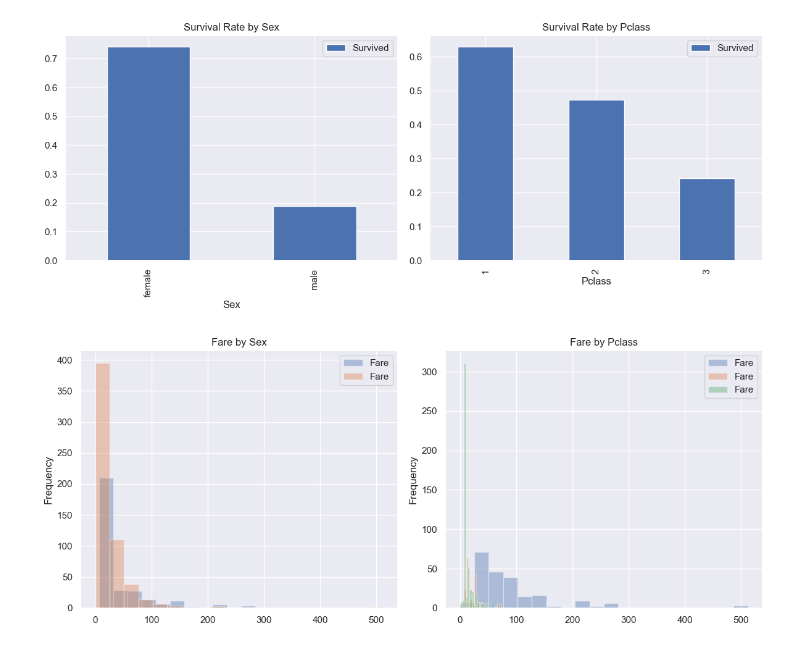
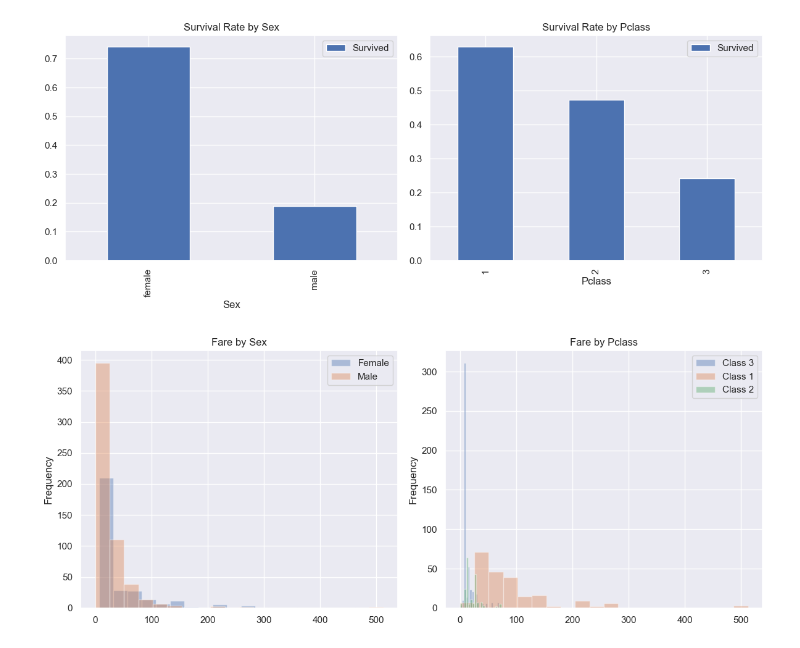
Before and after one commit to GiuliaSolinas/TitanicKaggleML, a Jupyter notebook: code/EDA_Giulia_Solinas.ipynb, the cells around one changed output. Cells and saved outputs as stored; diff of their text form; code cells hidden in the pictures.

```diff
--- a/code/EDA_Giulia_Solinas.ipynb
+++ b/code/EDA_Giulia_Solinas.ipynb
@@ -338,6 +340,9 @@ Embarked           0
 title              0
 social_status      0
 dtype: int64
+# %%
+# drop missing value for the variable 'Fare' in the test dataset
+df_test.dropna(subset=['Fare'], inplace=True)
 # %% [markdown]
 ## Adding features to the datasets
 ### Family size and age per class
@@ -789,22 +794,25 @@ plt.show()
 # %% [output]
 [figure]
 # %%
- # Group by Sex and Pclass and and show the distribution of the variable 'Fare' for training dataset. Save the chart as a figure in the outcome folder within the project folder.
+# Group by Sex and Pclass and and show the distribution of the variable 'Fare' for training dataset. Save the chart as a figure in the outcome folder within the project folder.
 
 # Create subplots with 1 row and 2 columns
-
 fig, (ax1, ax2) = plt.subplots(1, 2, figsize=(12, 5))
 
-# Group by Sex and plot on the first subplot
-df_train.groupby('Sex')[['Fare']].plot(kind='hist',bins=20, alpha=0.4, legend=True, ax=ax1)
+# Group by Sex and plot on the first subplot.
+df_train[df_train['Sex'] == 'female']['Fare'].plot(kind='hist', bins=20, alpha=0.4, label='Female', legend=True, ax=ax1)
+df_train[df_train['Sex'] == 'male']['Fare'].plot(kind='hist', bins=20, alpha=0.4, label='Male', legend=True, ax=ax1)
 ax1.set_title('Fare by Sex')
+ax1.legend()
 
 # Group by Pclass and plot on the second subplot
-df_train.groupby('Pclass')[['Fare']].plot(kind='hist',bins=20, alpha=0.4, legend=True, ax=ax2)
+for pclass in df_train['Pclass'].unique():
+    df_train[df_train['Pclass'] == pclass]['Fare'].plot(kind='hist', bins=20, alpha=0.4, label=f'Class {pclass}', legend=True, ax=ax2)
 ax2.set_title('Fare by Pclass')
+ax2.legend()
 
 # Display the plots
 plt.tight_layout()
 plt.show()
 # %% [output]
-[figure, old version]
+[figure, new version]
```
Also changed, not shown: parts of 32 cells of this notebook, 5 other files.
